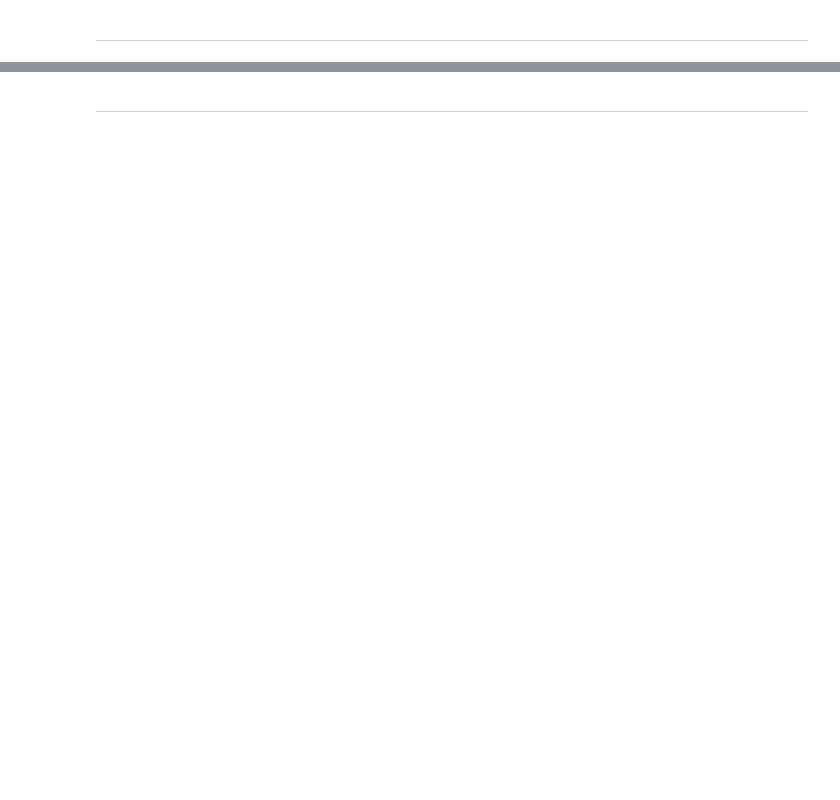
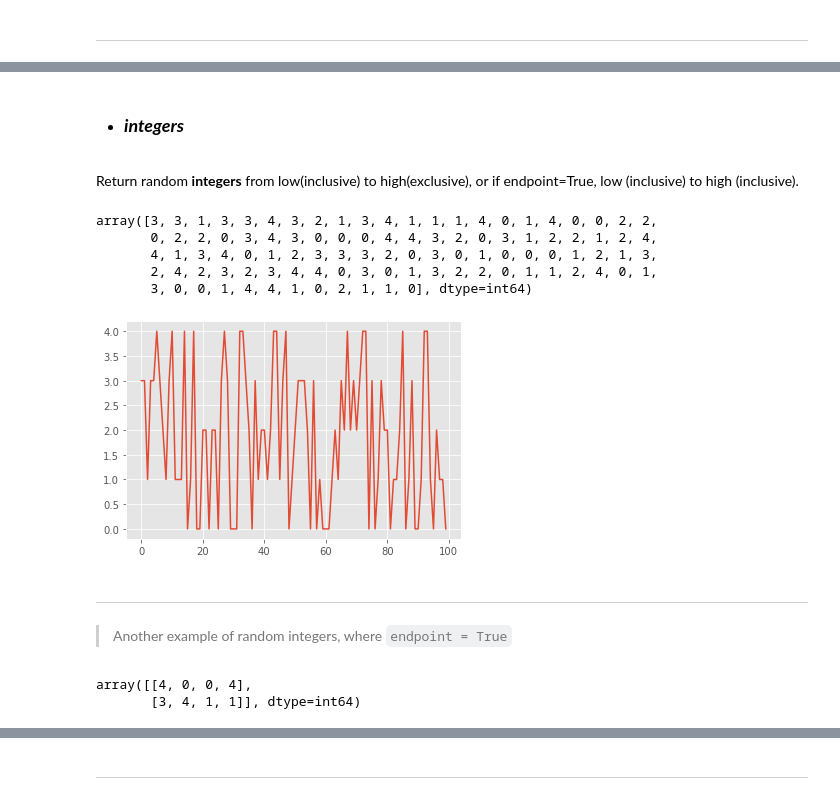
Before and after one commit to G00387867/numpy-random, a Jupyter notebook: numpy-random.ipynb, the cells around one changed output, grey strips where cells are left out. Cells and saved outputs as stored; diff of their text form; code cells hidden in the pictures; blank space fills up the shorter version.

Commit message:
simple random  data section - integers, random, choice, bytes- completed

```diff
--- a/numpy-random.ipynb
+++ b/numpy-random.ipynb
@@ -12,0 +25,29 @@ This is an exploration of the numpy.random routine within the **_`NumPy Package`
+# %% [markdown]
+ - ###  ***integers***
+# %% [markdown]
+Return random **integers** from low(inclusive) to high(exclusive), or if endpoint=True, low (inclusive) to high (inclusive).
+# %%
+
+x = rng.integers(5, size = 100) #random with out endpoint
+x # a list of 100 random integers of the numbers 0, 1 , 2, 3 and 4  generated
+# %% [output]
+array([3, 3, 1, 3, 3, 4, 3, 2, 1, 3, 4, 1, 1, 1, 4, 0, 1, 4, 0, 0, 2, 2,
+       0, 2, 2, 0, 3, 4, 3, 0, 0, 0, 4, 4, 3, 2, 0, 3, 1, 2, 2, 1, 2, 4,
+       4, 1, 3, 4, 0, 1, 2, 3, 3, 3, 2, 0, 3, 0, 1, 0, 0, 0, 1, 2, 1, 3,
+       2, 4, 2, 3, 2, 3, 4, 4, 0, 3, 0, 1, 3, 2, 2, 0, 1, 1, 2, 4, 0, 1,
+       3, 0, 0, 1, 4, 4, 1, 0, 2, 1, 1, 0], dtype=int64)
+# %%
+# Plotting the generated list x
+x = plt.plot(x)
+plt.show()
+# %% [output]
+[figure, added]
+# %% [markdown]
+***
+> Another example of random integers, where `endpoint = True`
+# %%
+x = rng.integers(5, size = (2, 4)) #random
+x  # A list containing two lists within , each sub-list has four integers ranging from 0 to 4
+# %% [output]
+array([[4, 0, 0, 4],
+       [3, 4, 1, 1]], dtype=int64)
```
Also changed, not shown: parts of 33 cells of this notebook.
